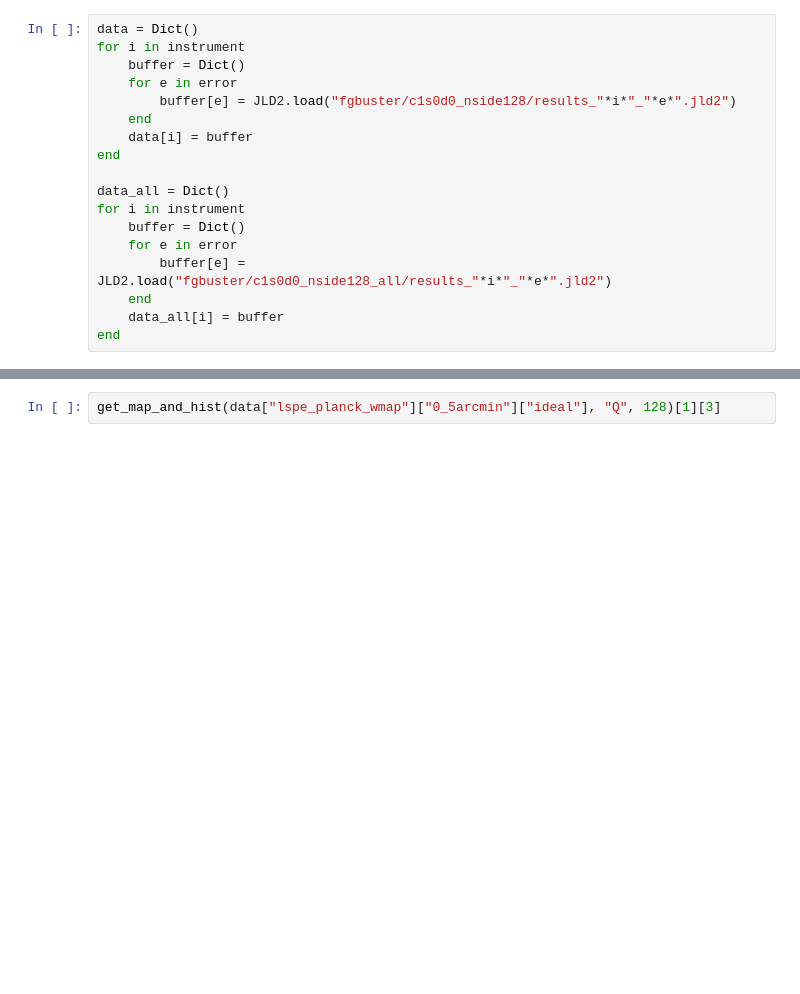
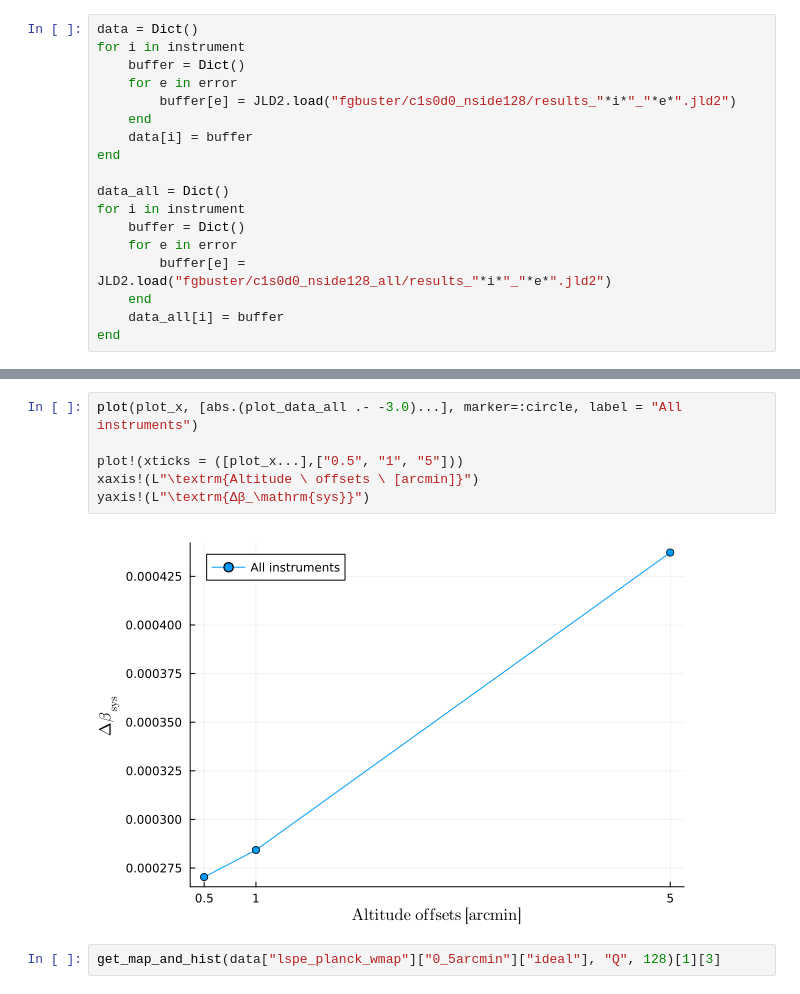
Before and after one commit to teob97/Master-Thesis-Pipeline, a Jupyter notebook: notebooks/fgbuster_plot.ipynb, the cells around one changed output, grey strips where cells are left out. Cells and saved outputs as stored; diff of their text form; blank space fills up the shorter version.

```diff
--- a/notebooks/fgbuster_plot.ipynb
+++ b/notebooks/fgbuster_plot.ipynb
@@ -102,3 +104,11 @@ yaxis!(L"\textrm{σ_β}")
+# %%
+plot(plot_x, [abs.(plot_data_all .- -3.0)...], marker=:circle, label = "All instruments")
+
+plot!(xticks = ([plot_x...],["0.5", "1", "5"]))
+xaxis!(L"\textrm{Altitude \ offsets \ [arcmin]}")
+yaxis!(L"\textrm{Δβ_\mathrm{sys}}")
+# %% [output]
+[figure, added]
 # %%
 get_map_and_hist(data["lspe_planck_wmap"]["0_5arcmin"]["ideal"], "Q", 128)[1][3]
 # %% [output]
```
Also changed, not shown: parts of 5 cells of this notebook, 7 other files.
